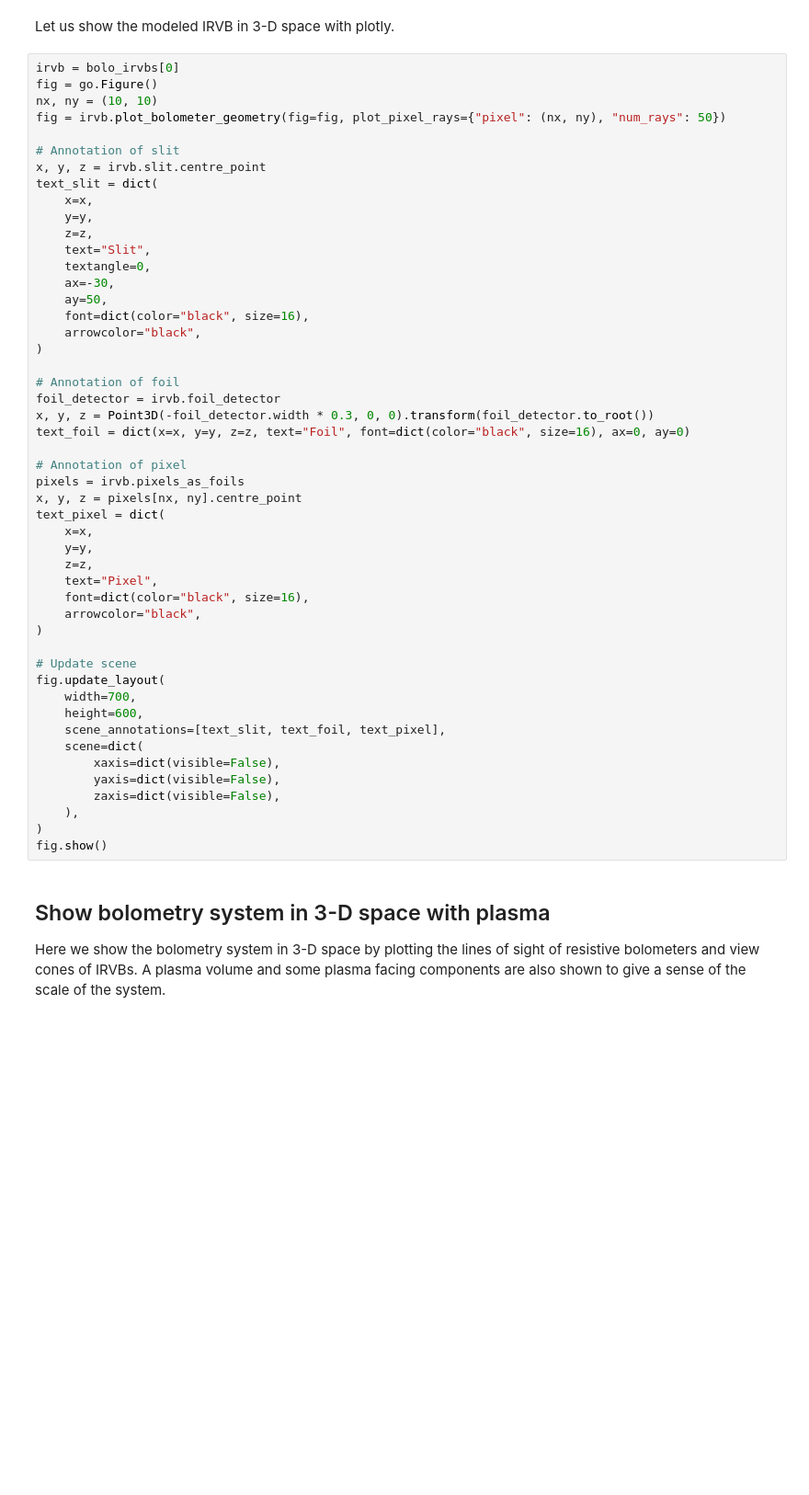
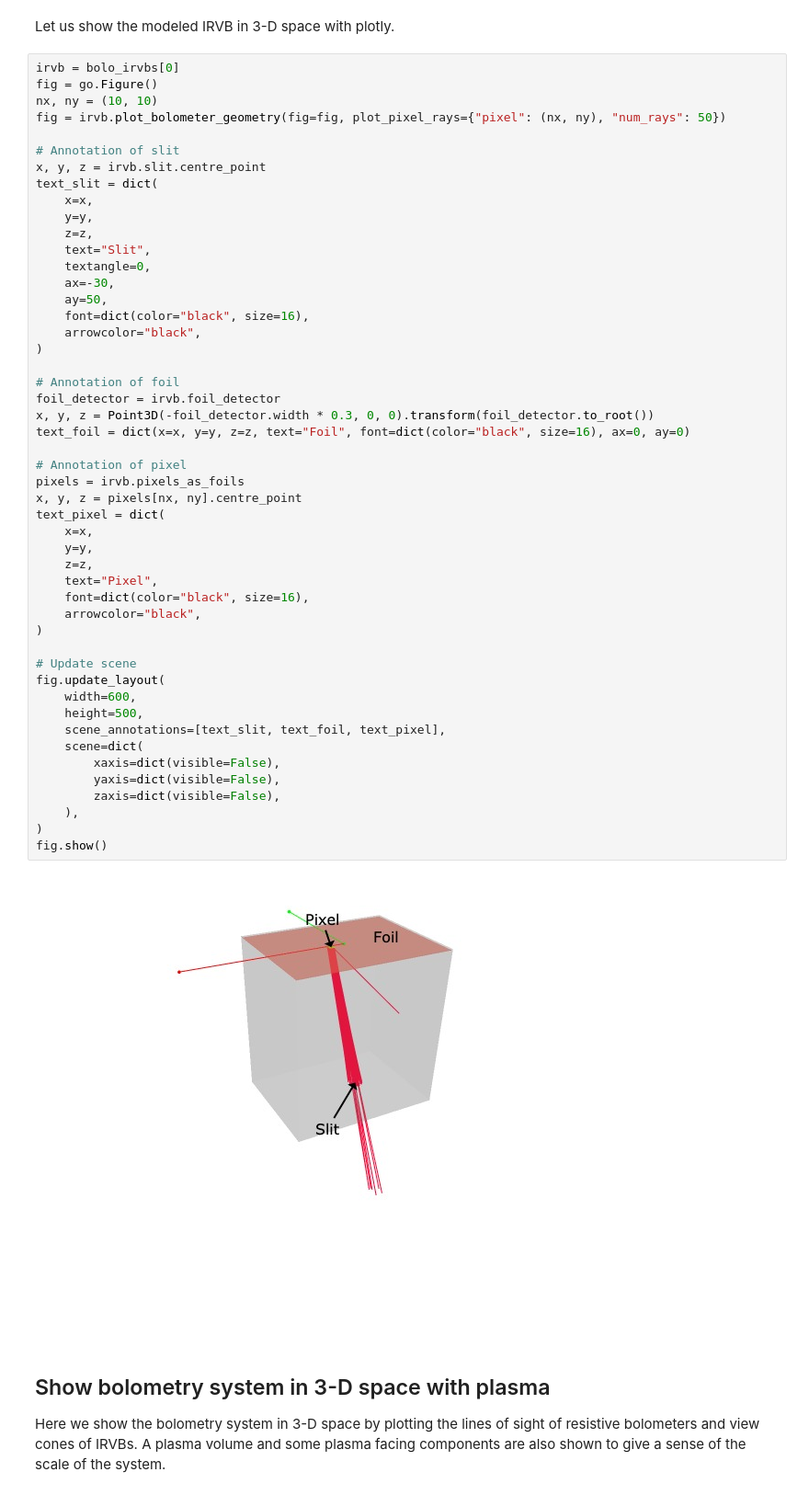
Before and after one commit to munechika-koyo/cherab_lhd, a Jupyter notebook: docs/notebooks/observer/bolos_config.ipynb, the cells around one changed output. Shown at 92% size. Drawn from its saved outputs; the diff is of its cells as text; blank space fills up the shorter version.

```diff
--- a/docs/notebooks/observer/bolos_config.ipynb
+++ b/docs/notebooks/observer/bolos_config.ipynb
@@ -63,35 +69,37 @@ text_slit = dict(
     arrowcolor="black",
 )
 
 # Annotation of foil
 foil_detector = irvb.foil_detector
 x, y, z = Point3D(-foil_detector.width * 0.3, 0, 0).transform(foil_detector.to_root())
 text_foil = dict(x=x, y=y, z=z, text="Foil", font=dict(color="black", size=16), ax=0, ay=0)
 
 # Annotation of pixel
 pixels = irvb.pixels_as_foils
 x, y, z = pixels[nx, ny].centre_point
 text_pixel = dict(
     x=x,
     y=y,
     z=z,
     text="Pixel",
     font=dict(color="black", size=16),
     arrowcolor="black",
 )
 
 # Update scene
 fig.update_layout(
-    width=700,
-    height=600,
+    width=600,
+    height=500,
     scene_annotations=[text_slit, text_foil, text_pixel],
     scene=dict(
         xaxis=dict(visible=False),
         yaxis=dict(visible=False),
         zaxis=dict(visible=False),
     ),
 )
 fig.show()
+# %% [output]
+[figure, added]
 # %% [markdown]
 ## Show bolometry system in 3-D space with plasma
 
```
Also changed, not shown: parts of 6 cells of this notebook, 3 other files.
